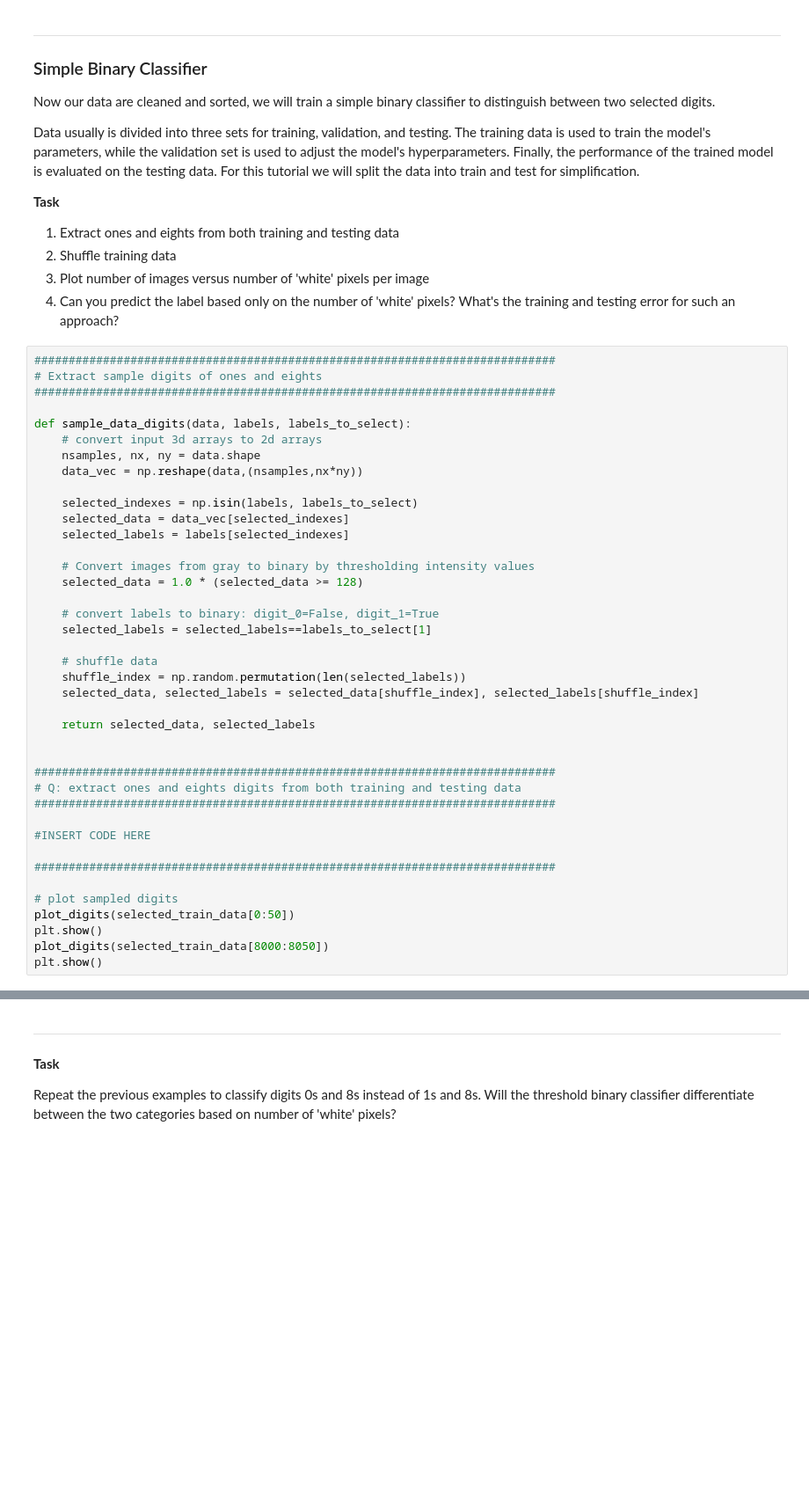
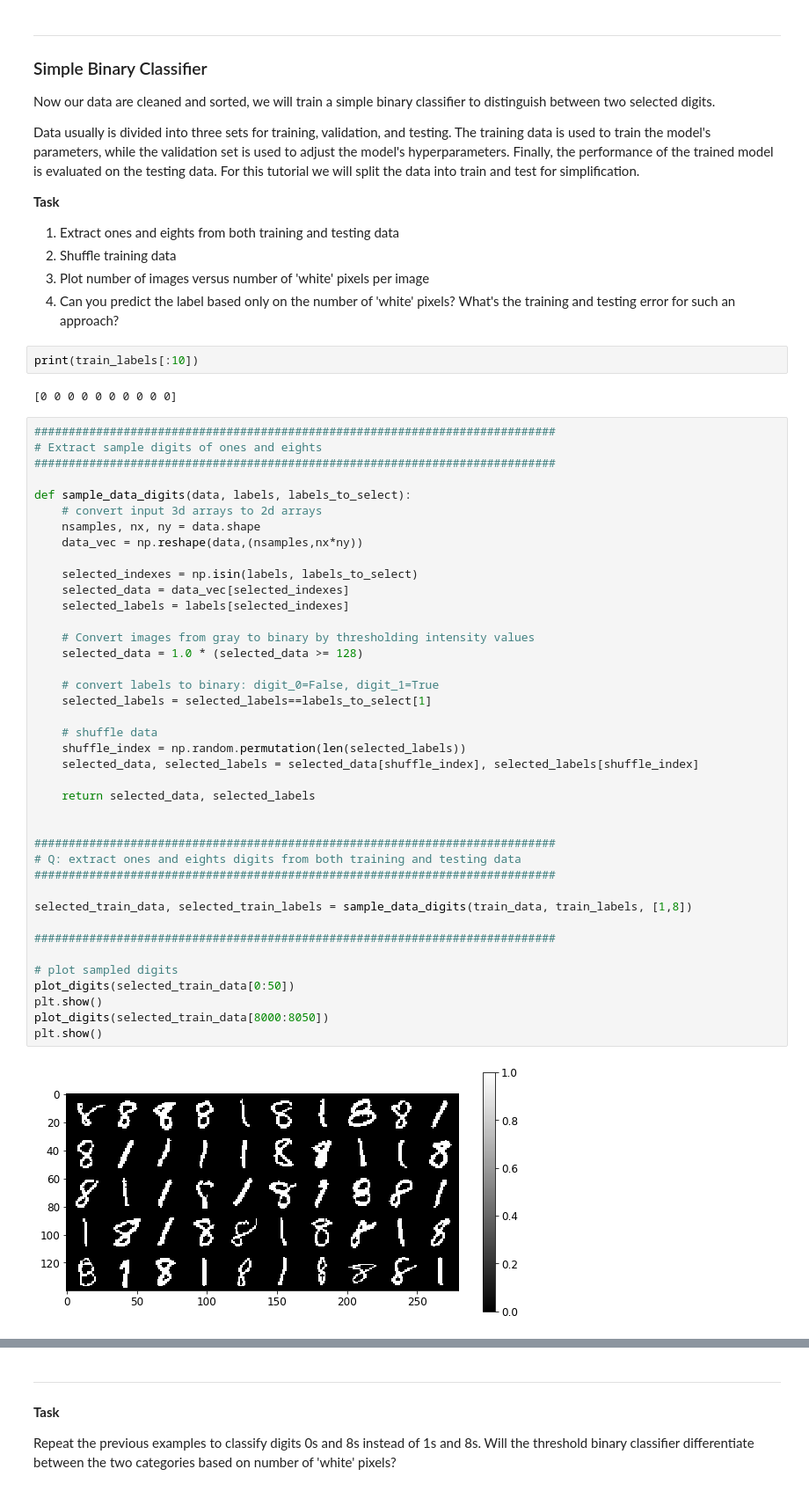
Before and after one commit to kunjzk/ML-for-imaging, a Jupyter notebook: 01-Intro-ML-for-Imaging.ipynb, the cells around one changed output, grey strips where cells are left out. Shown: that part at 88% size. Drawn from its saved outputs; the diff is of its cells as text; blank space fills up the shorter version.

```diff
--- a/01-Intro-ML-for-Imaging.ipynb
+++ b/01-Intro-ML-for-Imaging.ipynb
@@ -140,6 +183,10 @@ Data usually is divided into three sets for training, validation, and testing. T
 2. Shuffle training data
 3. Plot number of images versus number of 'white' pixels per image
 4. Can you predict the label based only on the number of 'white' pixels? What's the training and testing error for such an approach?
+# %%
+print(train_labels[:10])
+# %% [output]
+[0 0 0 0 0 0 0 0 0 0]
 # %%
 ############################################################################
 # Extract sample digits of ones and eights
@@ -152,31 +199,33 @@ def sample_data_digits(data, labels, labels_to_select):
 
     selected_indexes = np.isin(labels, labels_to_select)
     selected_data = data_vec[selected_indexes]
     selected_labels = labels[selected_indexes]
 
     # Convert images from gray to binary by thresholding intensity values
     selected_data = 1.0 * (selected_data >= 128)
 
     # convert labels to binary: digit_0=False, digit_1=True
     selected_labels = selected_labels==labels_to_select[1]
 
     # shuffle data
     shuffle_index = np.random.permutation(len(selected_labels))
     selected_data, selected_labels = selected_data[shuffle_index], selected_labels[shuffle_index]
 
     return selected_data, selected_labels
 
 
 ############################################################################
 # Q: extract ones and eights digits from both training and testing data
 ############################################################################
 
-#INSERT CODE HERE
+selected_train_data, selected_train_labels = sample_data_digits(train_data, train_labels, [1,8])
 
 ############################################################################
 
 # plot sampled digits
 plot_digits(selected_train_data[0:50])
 plt.show()
 plot_digits(selected_train_data[8000:8050])
 plt.show()
+# %% [output]
+[figure, added]
```
Also changed, not shown: parts of 17 cells of this notebook, 1 other file.
